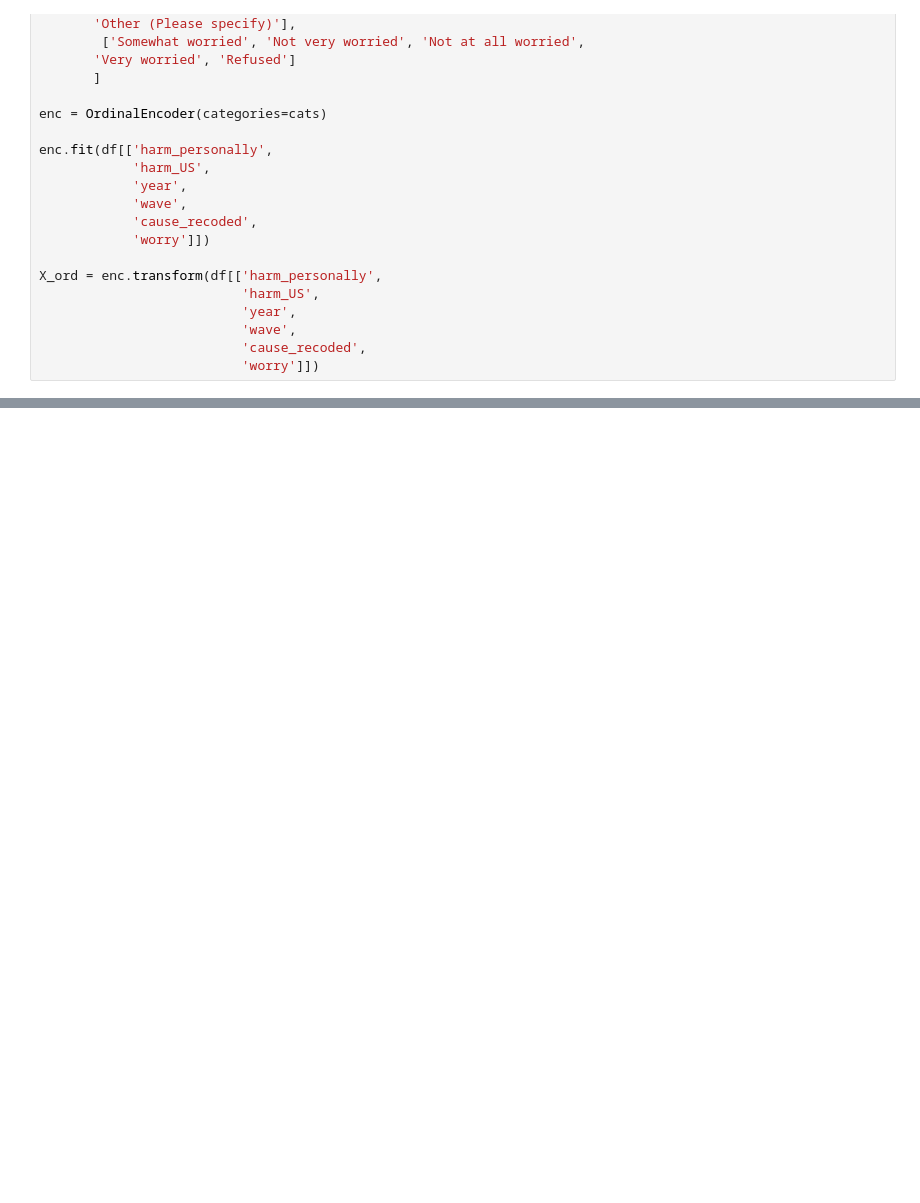
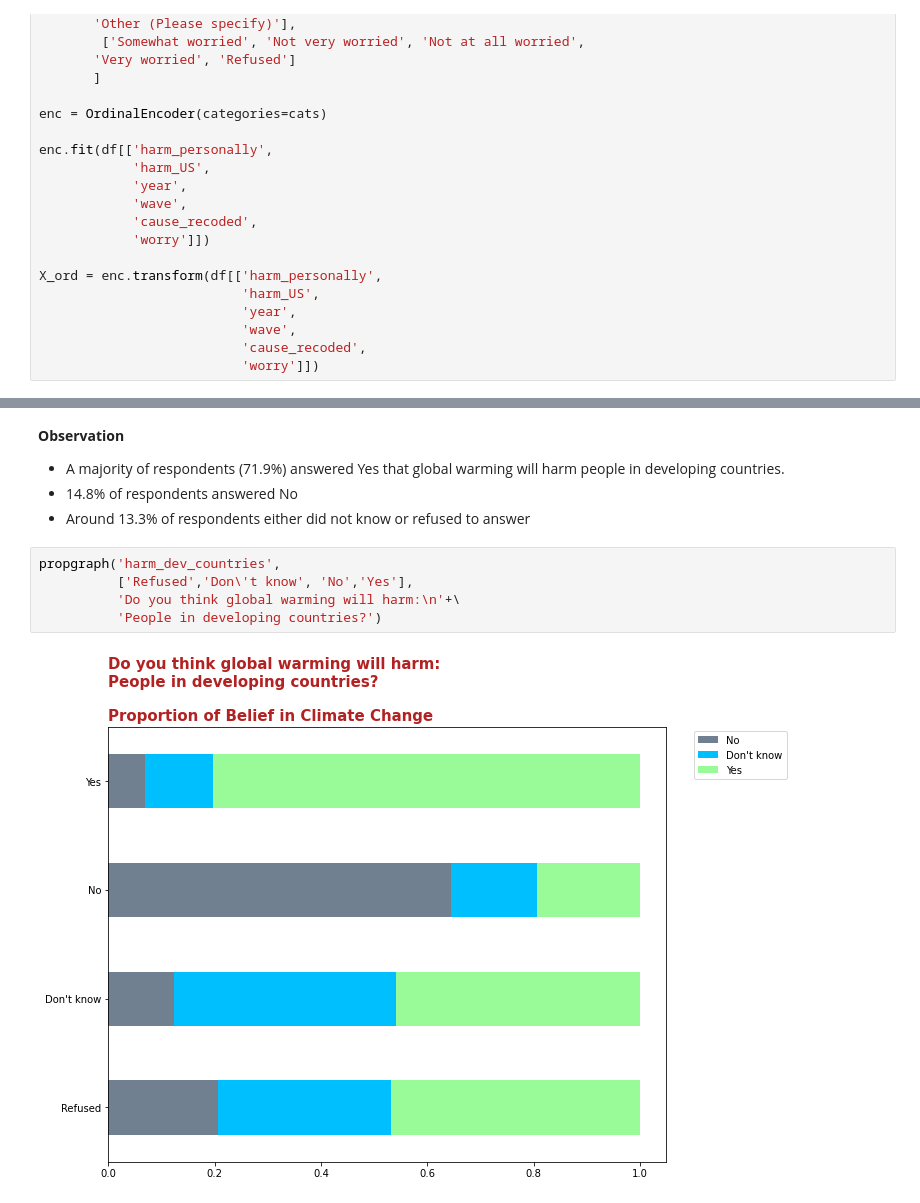
Before and after one commit to sabaiitj/Climate-Change-Survey, a Jupyter notebook: code/aggregate_eda.ipynb, the cells around one changed output, grey strips where cells are left out. Cells and saved outputs as stored; diff of their text form; blank space fills up the shorter version.

```diff
--- a/code/aggregate_eda.ipynb
+++ b/code/aggregate_eda.ipynb
@@ -1144,0 +1236,12 @@ X_ord = enc.transform(df[['harm_personally',
+# %% [markdown]
+**Observation**
+  *  A majority of respondents (71.9%) answered Yes that global warming will harm people in developing countries.
+  *  14.8% of respondents answered No
+  *  Around 13.3% of respondents either did not know or refused to answer
+# %%
+propgraph('harm_dev_countries',
+          ['Refused','Don\'t know', 'No','Yes'],
+          'Do you think global warming will harm:\n'+\
+          'People in developing countries?')
+# %% [output]
+[figure, added]
```
Also changed, not shown: parts of 104 cells of this notebook.
